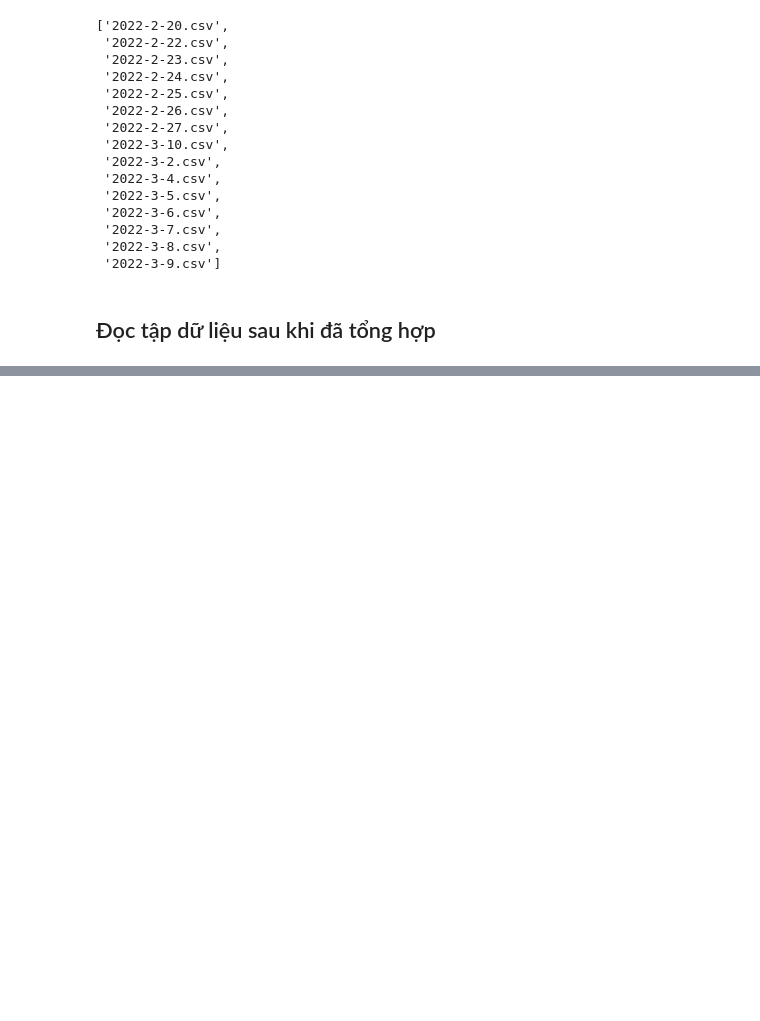
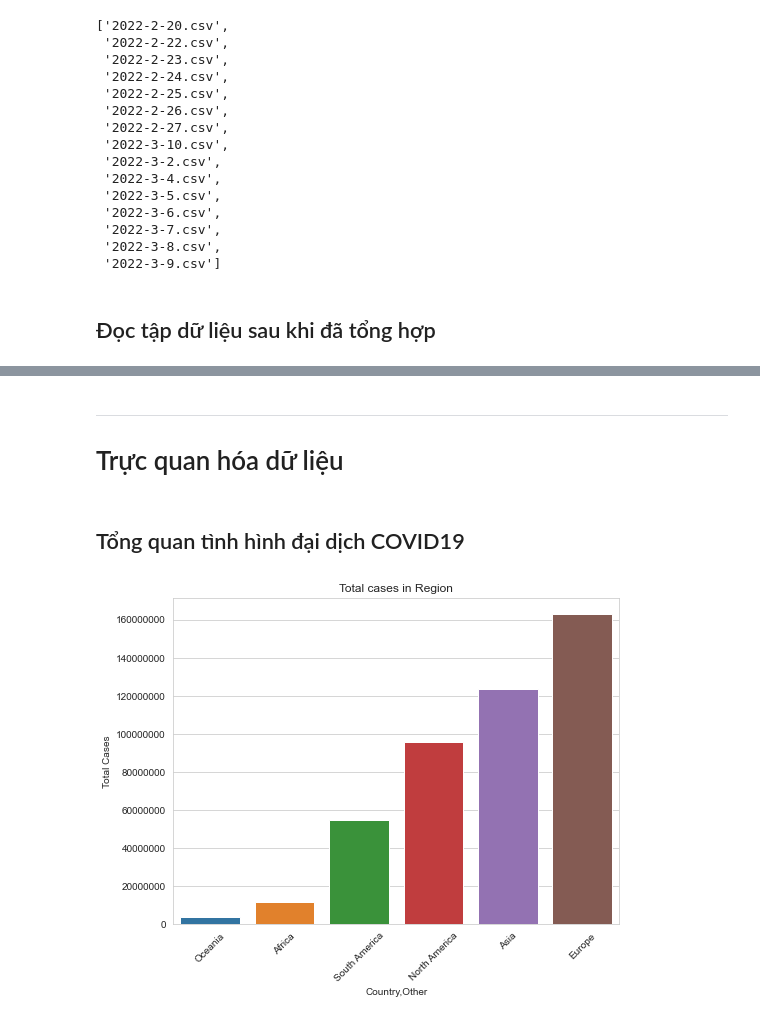
Before and after one commit to cttho/cttho-education-projects, a Jupyter notebook: Worldometer-COVID19/Lab01.ipynb, the cells around one changed output, grey strips where cells are left out. Cells and saved outputs as stored; diff of their text form; code cells hidden in the pictures; blank space fills up the shorter version.

Commit message:
Visualization data
Visualized tasks:
- Overview of COVID19
- New daily cases
- How dangerous is COVID19
- Relationship between attributes

```diff
--- a/Worldometer-COVID19/Lab01.ipynb
+++ b/Worldometer-COVID19/Lab01.ipynb
@@ -554,0 +555,31 @@ df
+# %% [markdown]
+---
+
+# Trực quan hóa dữ liệu
+# %% [markdown]
+## Tổng quan tình hình đại dịch COVID19
+# %%
+newest_day_df = df[df['Date'] == '2022-03-10']
+continents = ['Asia', 'North America', 'South America', 'Europe', 'Africa', 'Oceania']
+region_newest_day_df = newest_day_df[newest_day_df['Country,Other'].isin(continents)]
+region_newest_day_df = region_newest_day_df.sort_values('Total Cases')
+
+# Set background style
+sns.set_style("whitegrid")
+
+# Create Figure and Axes object
+fig, ax = plt.subplots(figsize=[8,6])
+
+# Vertical bar chart
+sns.barplot(x='Country,Other',
+            y='Total Cases',
+            data=region_newest_day_df)
+
+plt.xticks(rotation=45) # Rotate x ticks
+plt.title('Total cases in Region') # Plot title
+plt.ticklabel_format(style='plain', axis='y') # Change format of ticks on y axis
+
+# Show the plot
+plt.show()
+# %% [output]
+[figure, added]
```
Also changed, not shown: parts of 29 cells of this notebook, 16 other files.
